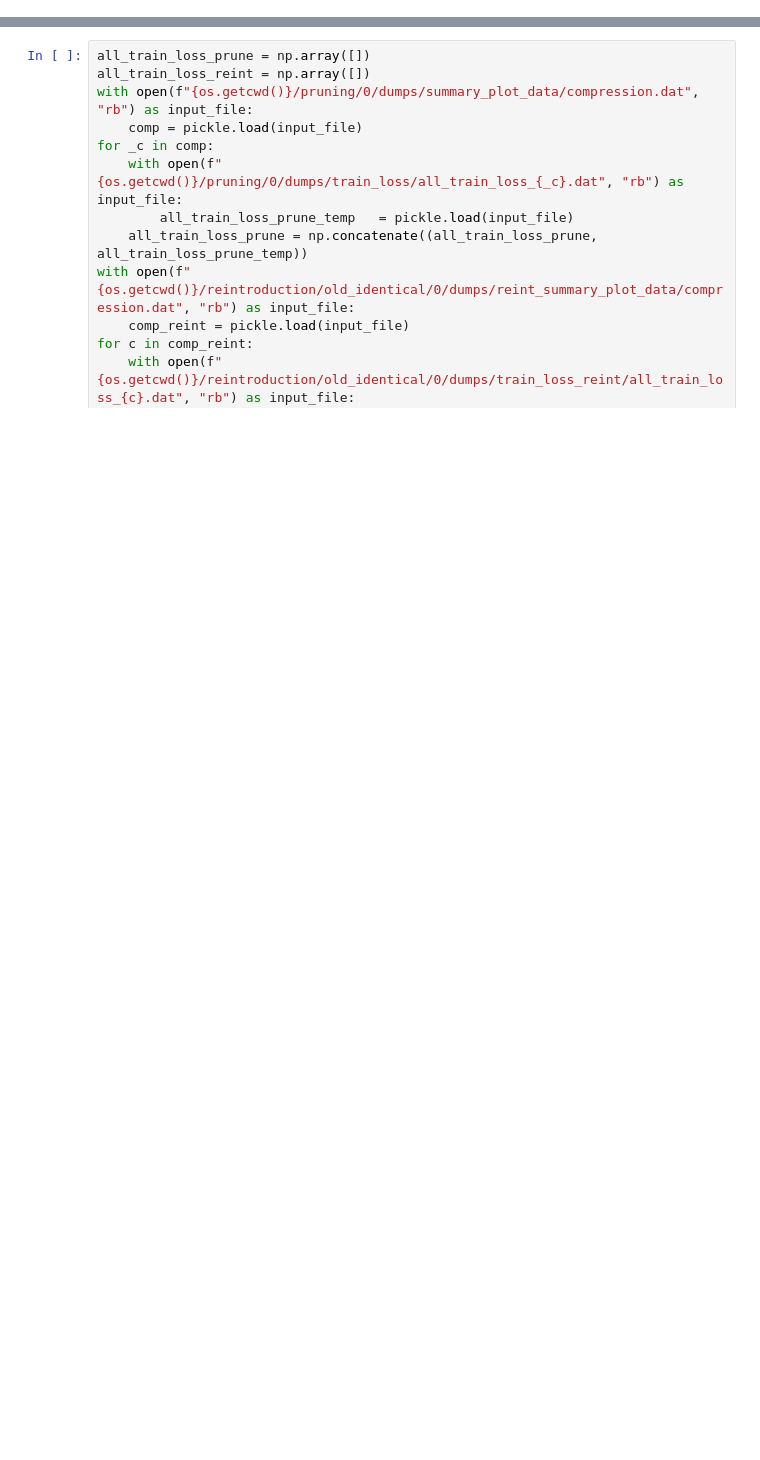
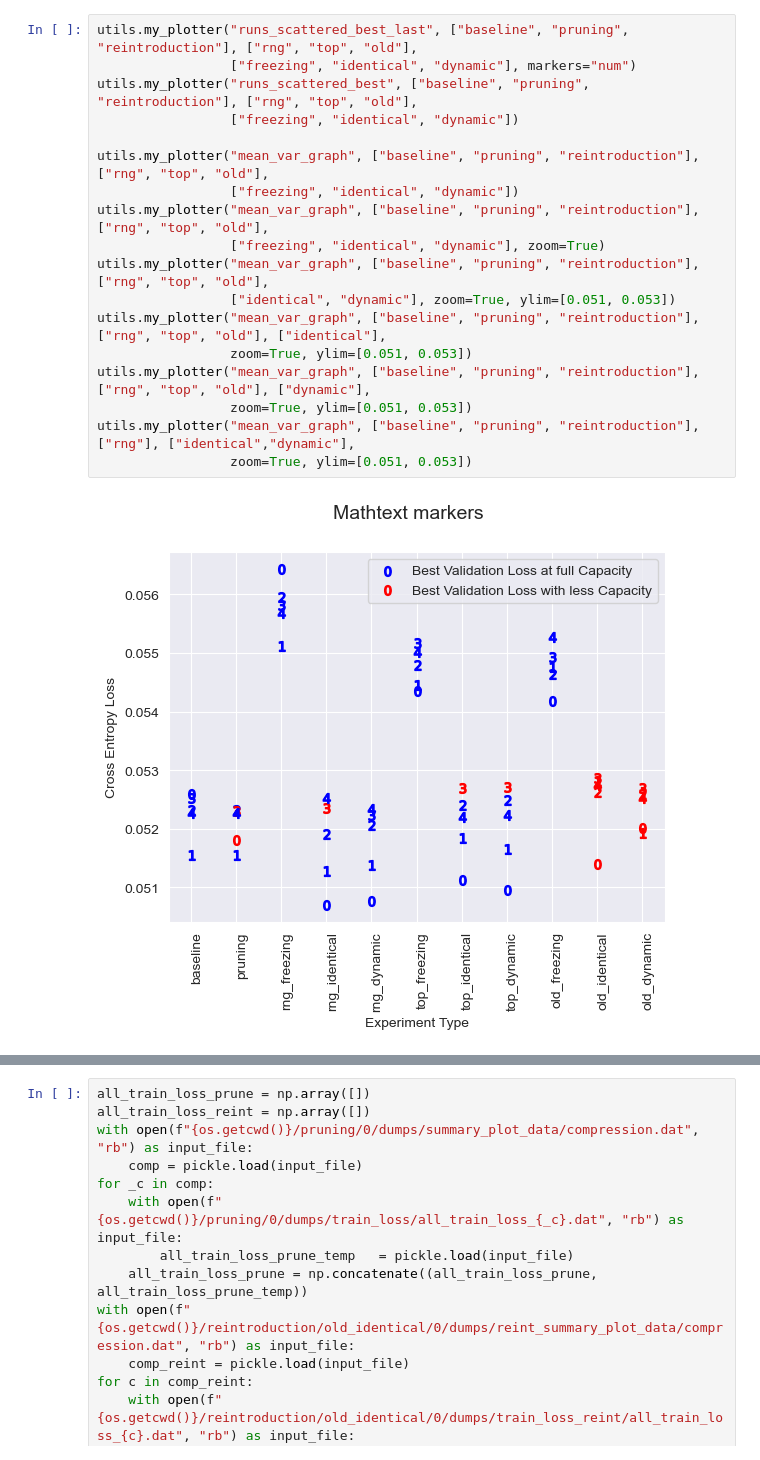
Before and after one commit to luca-scharr/CupCurriculum, a Jupyter notebook: testing_ground.ipynb, the cells around one changed output, grey strips where cells are left out. Drawn from its saved outputs; the diff is of its cells as text; blank space fills up the shorter version.

Commit message:
Implemented further plotter

```diff
--- a/testing_ground.ipynb
+++ b/testing_ground.ipynb
@@ -48,0 +41,20 @@ scheduler = T.optim.lr_scheduler.ReduceLROnPlateau(optimizer, mode='min', factor
+# %%
+utils.my_plotter("runs_scattered_best_last", ["baseline", "pruning", "reintroduction"], ["rng", "top", "old"],
+                 ["freezing", "identical", "dynamic"], markers="num")
+utils.my_plotter("runs_scattered_best", ["baseline", "pruning", "reintroduction"], ["rng", "top", "old"],
+                 ["freezing", "identical", "dynamic"])
+
+utils.my_plotter("mean_var_graph", ["baseline", "pruning", "reintroduction"], ["rng", "top", "old"],
+                 ["freezing", "identical", "dynamic"])
+utils.my_plotter("mean_var_graph", ["baseline", "pruning", "reintroduction"], ["rng", "top", "old"],
+                 ["freezing", "identical", "dynamic"], zoom=True)
+utils.my_plotter("mean_var_graph", ["baseline", "pruning", "reintroduction"], ["rng", "top", "old"],
+                 ["identical", "dynamic"], zoom=True, ylim=[0.051, 0.053])
+utils.my_plotter("mean_var_graph", ["baseline", "pruning", "reintroduction"], ["rng", "top", "old"], ["identical"],
+                 zoom=True, ylim=[0.051, 0.053])
+utils.my_plotter("mean_var_graph", ["baseline", "pruning", "reintroduction"], ["rng", "top", "old"], ["dynamic"],
+                 zoom=True, ylim=[0.051, 0.053])
+utils.my_plotter("mean_var_graph", ["baseline", "pruning", "reintroduction"], ["rng"], ["identical","dynamic"],
+                 zoom=True, ylim=[0.051, 0.053])
+# %% [output]
+[figure, added]
```
Also changed, not shown: parts of 11 cells of this notebook, 1 other file.
